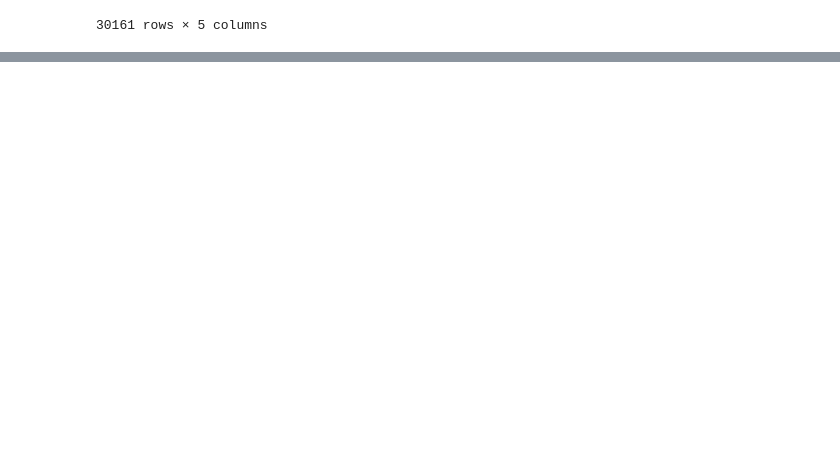
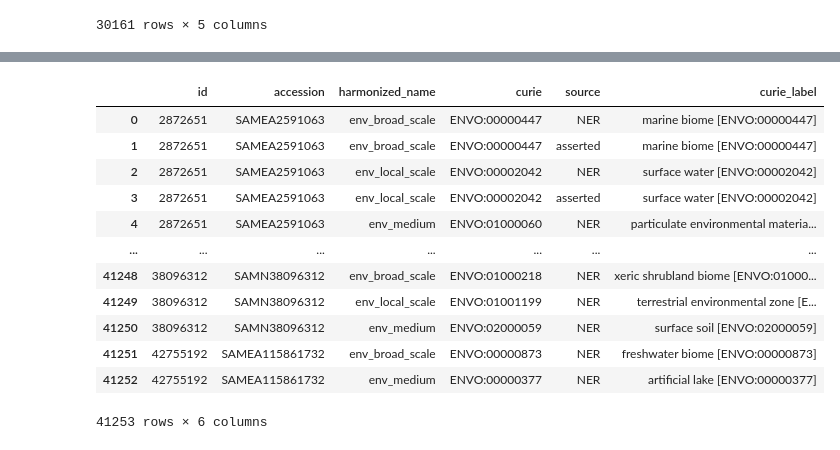
Before and after one commit to microbiomedata/external-metadata-awareness, a Jupyter notebook: notebooks/studies_exploration/simons_wishlist/simons_wishlist_env_triads.ipynb, the cells around one changed output, grey strips where cells are left out. Saved outputs shown, nothing was run; the diff lists cells and outputs as text; code cells hidden in the pictures; blank space fills up the shorter version.

Commit message:
single report with asserted and mined triads

```diff
--- a/notebooks/studies_exploration/simons_wishlist/simons_wishlist_env_triads.ipynb
+++ b/notebooks/studies_exploration/simons_wishlist/simons_wishlist_env_triads.ipynb
@@ -209,0 +311,33 @@ df.to_csv("simons_wishlist_env_triads.tsv", index=False, sep="\t")
+# %%
+envo_adapter = get_adapter(envo_adapter_string)
+# %%
+# Extract unique EnvO CURIEs
+all_mined_curies = id_harmonized_name_best_curies["curie"].unique()
+# %%
+# Fetch labels for all EnvO classes
+all_mined_curie_labels = {}
+for curie in all_mined_curies:
+    label = envo_adapter.label(curie)
+    if label:
+        all_mined_curie_labels[curie] = label
+# %%
+id_harmonized_name_best_curies["curie_label"] = id_harmonized_name_best_curies["curie"].map(
+    lambda curie: f"{all_mined_curie_labels.get(curie, 'Unknown')} [{curie}]"
+)
+# %%
+# Map CURIEs to labels, defaulting to the CURIE itself if the label is missing
+id_harmonized_name_best_curies
+# %% [output]
+|  | id | accession | harmonized_name | curie | source | curie_label |
+| 0 | 2872651 | SAMEA2591063 | env_broad_scale | ENVO:00000447 | NER | marine biome [ENVO:00000447] |
+| 1 | 2872651 | SAMEA2591063 | env_broad_scale | ENVO:00000447 | asserted | marine biome [ENVO:00000447] |
+| 2 | 2872651 | SAMEA2591063 | env_local_scale | ENVO:00002042 | NER | surface water [ENVO:00002042] |
+| 3 | 2872651 | SAMEA2591063 | env_local_scale | ENVO:00002042 | asserted | surface water [ENVO:00002042] |
+| 4 | 2872651 | SAMEA2591063 | env_medium | ENVO:01000060 | NER | particulate environmental materia... |
+| ... | ... | ... | ... | ... | ... | ... |
+| 41248 | 38096312 | SAMN38096312 | env_broad_scale | ENVO:01000218 | NER | xeric shrubland biome [ENVO:01000... |
+| 41249 | 38096312 | SAMN38096312 | env_local_scale | ENVO:01001199 | NER | terrestrial environmental zone [E... |
+| 41250 | 38096312 | SAMN38096312 | env_medium | ENVO:02000059 | NER | surface soil [ENVO:02000059] |
+| 41251 | 42755192 | SAMEA115861732 | env_broad_scale | ENVO:00000873 | NER | freshwater biome [ENVO:00000873] |
+| 41252 | 42755192 | SAMEA115861732 | env_medium | ENVO:00000377 | NER | artificial lake [ENVO:00000377] |
+41253 rows × 6 columns
```
Also changed, not shown: parts of 25 cells of this notebook, 1 other file.
